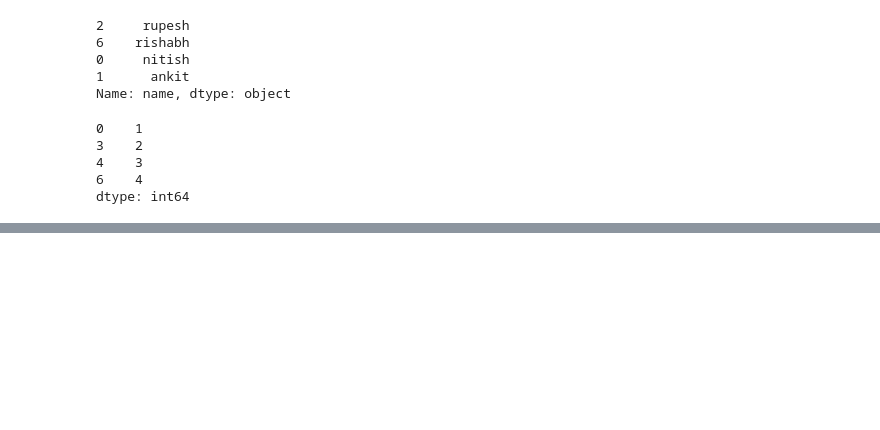
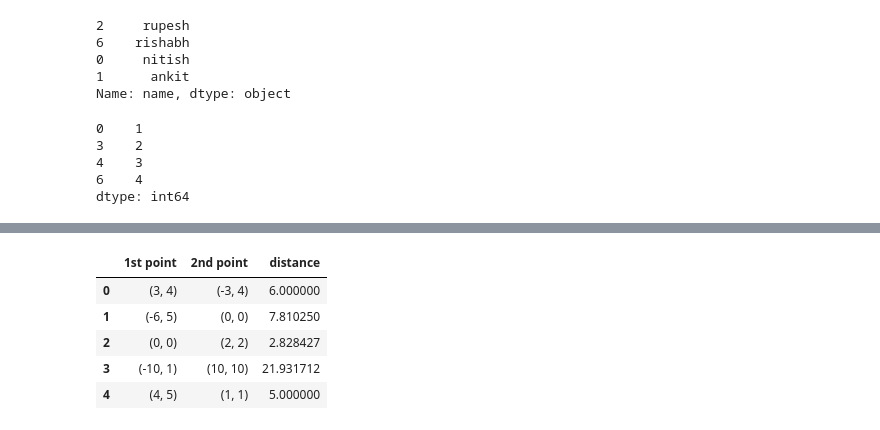
Before and after one commit to ayushpanchal26/pyprojects, a Jupyter notebook: data_science/19_dataframe_method.ipynb, the cells around one changed output, grey strips where cells are left out. Drawn from its saved outputs; the diff is of its cells as text; code cells hidden in the pictures; blank space fills up the shorter version.

Commit message:
dataframe_methods

```diff
--- a/data_science/19_dataframe_method.ipynb
+++ b/data_science/19_dataframe_method.ipynb
@@ -579,0 +626,9 @@ NameError: name 'temp' is not defined
+# %%
+points_df = pd.DataFrame(
+    {
+        '1st point':[(3,4),(-6,5),(0,0),(-10,1),(4,5)],
+        '2nd point':[(-3,4),(0,0),(2,2),(10,10),(1,1)]
+    }
+)
+
+points_df
@@ -579,0 +642,16 @@ NameError: name 'temp' is not defined
+# %%
+def euclidean(row):
+  pt_A = row['1st point']
+  pt_B = row['2nd point']
+
+  return ((pt_A[0] - pt_B[0])**2 + (pt_A[1] - pt_B[1])**2)**0.5
+# %%
+points_df['distance'] = points_df.apply(euclidean,axis=1)
+points_df
+# %% [output]
+|  | 1st point | 2nd point | distance |
+| 0 | (3, 4) | (-3, 4) | 6.000000 |
+| 1 | (-6, 5) | (0, 0) | 7.810250 |
+| 2 | (0, 0) | (2, 2) | 2.828427 |
+| 3 | (-10, 1) | (10, 10) | 21.931712 |
+| 4 | (4, 5) | (1, 1) | 5.000000 |
```
Also changed, not shown: parts of 11 cells of this notebook.
